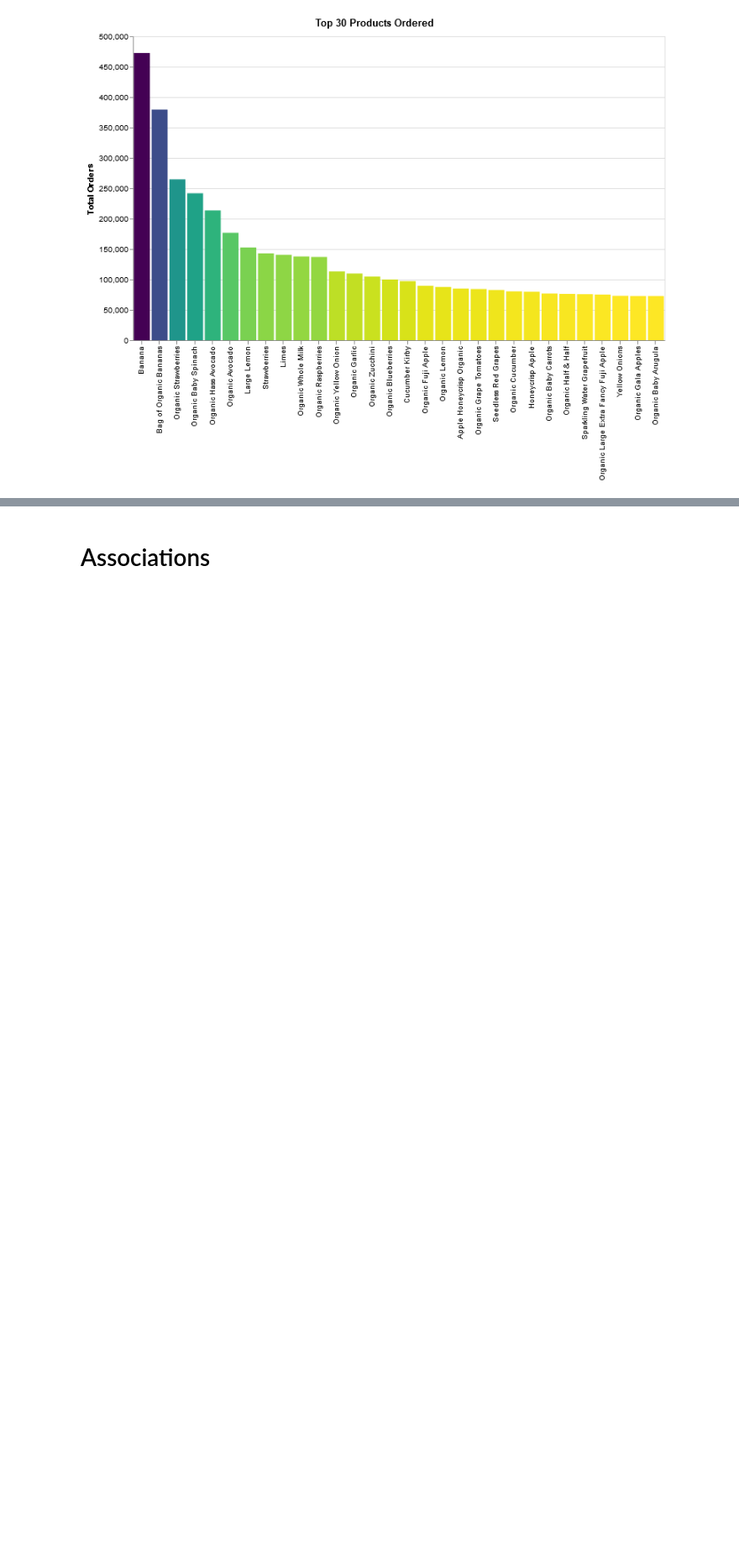
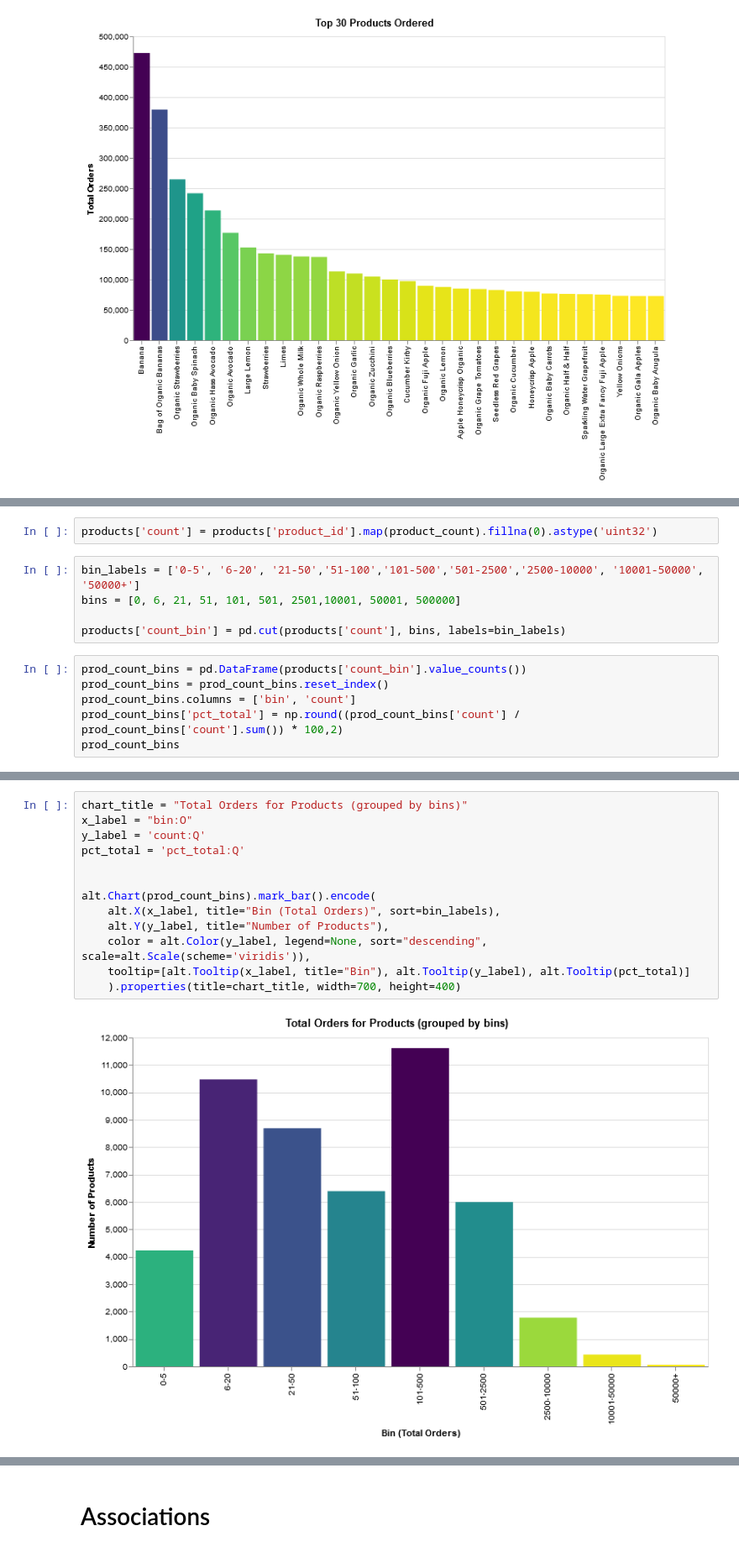
Before and after one commit to hjhuney/Instacart, a Jupyter notebook: Instacart.ipynb, the cells around one changed output, grey strips where cells are left out. Shown at 84% size. Drawn from its saved outputs; the diff is of its cells as text; blank space fills up the shorter version.

```diff
--- a/Instacart.ipynb
+++ b/Instacart.ipynb
@@ -415,0 +432,13 @@ alt.Chart(top_prods).mark_bar().encode(
+# %%
+products['count'] = products['product_id'].map(product_count).fillna(0).astype('uint32')
+# %%
+bin_labels = ['0-5', '6-20', '21-50','51-100','101-500','501-2500','2500-10000', '10001-50000', '50000+']
+bins = [0, 6, 21, 51, 101, 501, 2501,10001, 50001, 500000]
+
+products['count_bin'] = pd.cut(products['count'], bins, labels=bin_labels)
+# %%
+prod_count_bins = pd.DataFrame(products['count_bin'].value_counts())
+prod_count_bins = prod_count_bins.reset_index()
+prod_count_bins.columns = ['bin', 'count']
+prod_count_bins['pct_total'] = np.round((prod_count_bins['count'] / prod_count_bins['count'].sum()) * 100,2)
+prod_count_bins
@@ -415,0 +456,15 @@ alt.Chart(top_prods).mark_bar().encode(
+# %%
+chart_title = "Total Orders for Products (grouped by bins)"
+x_label = "bin:O"
+y_label = 'count:Q'
+pct_total = 'pct_total:Q'
+
+
+alt.Chart(prod_count_bins).mark_bar().encode(
+    alt.X(x_label, title="Bin (Total Orders)", sort=bin_labels),
+    alt.Y(y_label, title="Number of Products"),
+    color = alt.Color(y_label, legend=None, sort="descending", scale=alt.Scale(scheme='viridis')),
+    tooltip=[alt.Tooltip(x_label, title="Bin"), alt.Tooltip(y_label), alt.Tooltip(pct_total)]
+    ).properties(title=chart_title, width=700, height=400)
+# %% [output]
+[figure, added]
```
Also changed, not shown: parts of 9 cells of this notebook.
